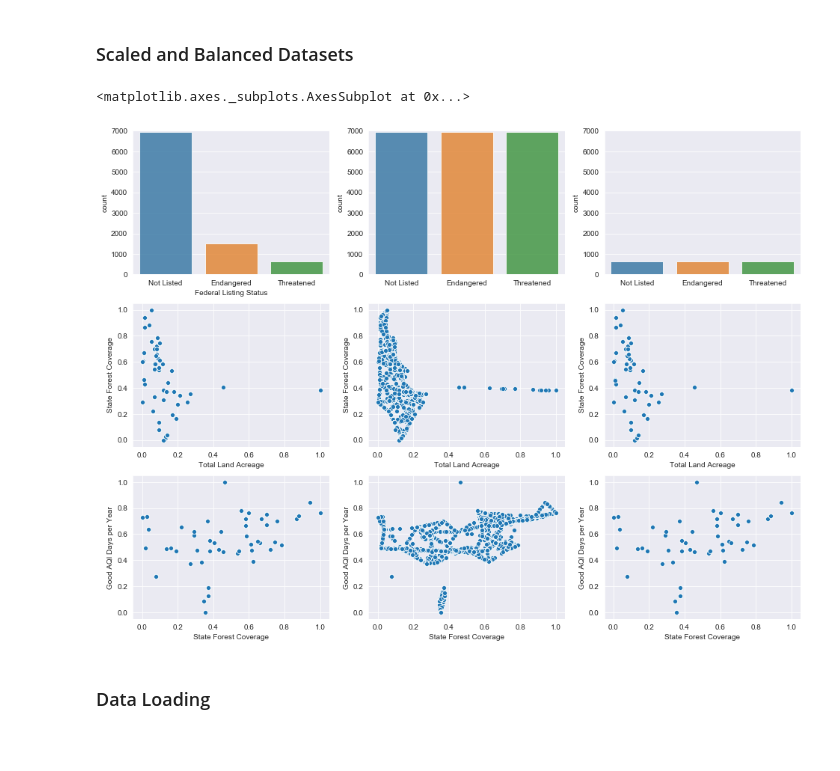
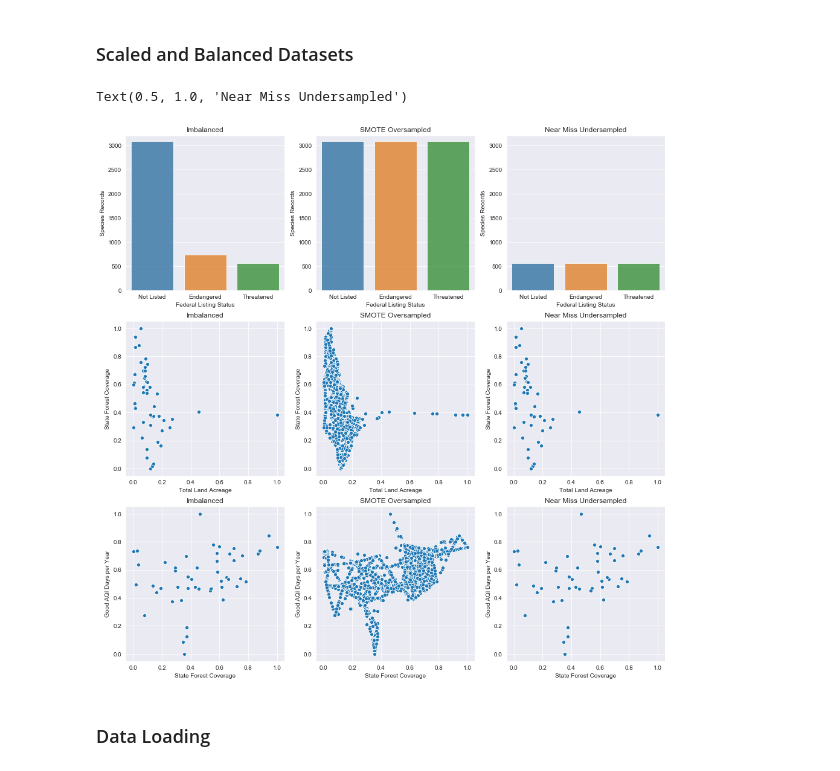
Before and after one commit to acdick/endangered_species_classification, a Jupyter notebook: Source/05_Feature_Engineering.ipynb, the cells around one changed output. Cells and saved outputs as stored; diff of their text form; code cells hidden in the pictures; blank space fills up the shorter version.

Commit message:
updated data sets

```diff
--- a/Source/05_Feature_Engineering.ipynb
+++ b/Source/05_Feature_Engineering.ipynb
@@ -24,7 +26,3 @@ aqi     = pd.read_pickle("../Data/EPA.pkl")
 # Merge datasets
 species = species.merge(forests, on='State')
 species = species.merge(aqi, left_on='State', right_index=True, how='left')
-
-# Drop columns
-species = species.drop(['Scientific Name', 'Common Name', 'Region', 'State', 'VIP'], axis = 1)
-species.head()
@@ -37,0 +42,4 @@ species.head()
+# %%
+# Drop multicollinear columns (state converted to continuous with total land area)
+species = species.drop(['State'], axis = 1)
+species.head()
@@ -76,7 +91,7 @@ sns.scatterplot(x     = 'State Forest Coverage',
 ### Create Dummy Variables for Categorical Data
 # %%
 #create dummy variables
-species = pd.get_dummies(data=species, columns=['Group'])
+species = pd.get_dummies(data=species, columns=['Family', 'Group', 'Region', 'VIP'])
 print(species.shape)
 species.head()
 # %% [output]
@@ -242,25 +263,37 @@ X_train_under.describe()
 ### Scaled and Balanced Datasets
 # %%
 # plot comparison of unbalanced and balanced training sets
-fig, axes = plt.subplots(3, 3, figsize=(16,12))
+fig, axes = plt.subplots(3, 3, figsize=(16,16))
 
 sns.countplot(y_train,       order=y_train.value_counts().index, alpha=0.8, ax = axes[0,0])
 sns.countplot(y_train_smote, order=y_train.value_counts().index, alpha=0.8, ax = axes[0,1])
 sns.countplot(y_train_under, order=y_train.value_counts().index, alpha=0.8, ax = axes[0,2])
-axes[0,0].set_ylim(0,7000)
-axes[0,1].set_ylim(0,7000)
-axes[0,2].set_ylim(0,7000)
+axes[0,0].set_ylim(0,3200)
+axes[0,1].set_ylim(0,3200)
+axes[0,2].set_ylim(0,3200)
+axes[0,0].set_title(label='Imbalanced')
+axes[0,1].set_title(label='SMOTE Oversampled')
+axes[0,2].set_title(label='Near Miss Undersampled')
+axes[0,0].set(xlabel='Federal Listing Status', ylabel='Species Records')
+axes[0,1].set(xlabel='Federal Listing Status', ylabel='Species Records')
+axes[0,2].set(xlabel='Federal Listing Status', ylabel='Species Records')
 
 sns.scatterplot(x=X_train.columns[0],       y=X_train.columns[1],       data=X_train,       ax = axes[1,0])
 sns.scatterplot(x=X_train_smote.columns[0], y=X_train_smote.columns[1], data=X_train_smote, ax = axes[1,1])
 sns.scatterplot(x=X_train_under.columns[0], y=X_train_under.columns[1], data=X_train_under, ax = axes[1,2])
+axes[1,0].set_title(label='Imbalanced')
+axes[1,1].set_title(label='SMOTE Oversampled')
+axes[1,2].set_title(label='Near Miss Undersampled')
 
 sns.scatterplot(x=X_train.columns[1],       y=X_train.columns[2],       data=X_train,       ax = axes[2,0])
 sns.scatterplot(x=X_train_smote.columns[1], y=X_train_smote.columns[2], data=X_train_smote, ax = axes[2,1])
 sns.scatterplot(x=X_train_under.columns[1], y=X_train_under.columns[2], data=X_train_under, ax = axes[2,2])
+axes[2,0].set_title(label='Imbalanced')
+axes[2,1].set_title(label='SMOTE Oversampled')
+axes[2,2].set_title(label='Near Miss Undersampled')
 # %% [output]
-<matplotlib.axes._subplots.AxesSubplot at 0x...>
+Text(0.5, 1.0, 'Near Miss Undersampled')
-[figure, old version]
+[figure, new version]
 # %% [markdown]
 ### Data Loading
 # %%
```
Also changed, not shown: parts of 19 cells of this notebook, 24 other files.
